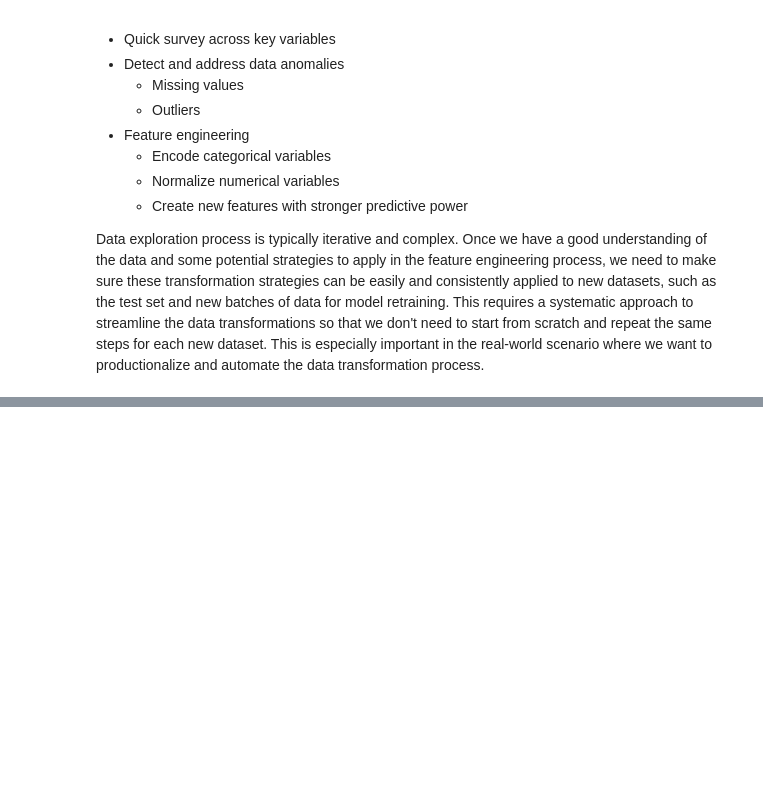
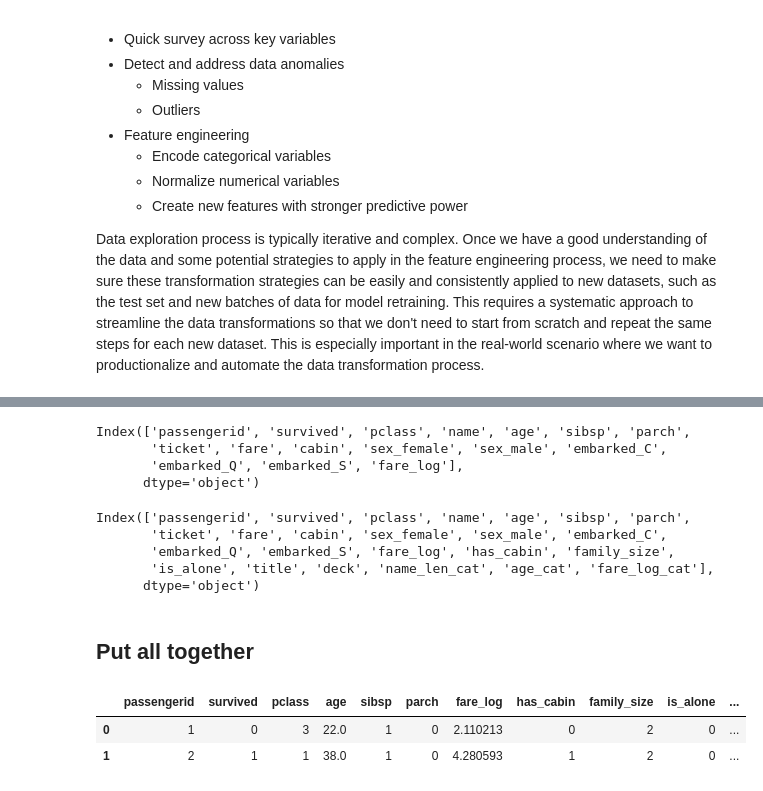
Before and after one commit to xiangshiyin/machine-learning-for-actuarial-science, a Jupyter notebook: 2025-spring/week06/notebook/demo.ipynb, the cells around one changed output, grey strips where cells are left out. Cells and saved outputs as stored; diff of their text form; code cells hidden in the pictures; blank space fills up the shorter version.

```diff
--- a/2025-spring/week06/notebook/demo.ipynb
+++ b/2025-spring/week06/notebook/demo.ipynb
@@ -59,0 +193,8 @@ Data exploration process is typically iterative and complex. Once we have a good
+# %%
+train = log_transform(train, features=['fare'])
+train.columns
+# %% [output]
+Index(['passengerid', 'survived', 'pclass', 'name', 'age', 'sibsp', 'parch',
+       'ticket', 'fare', 'cabin', 'sex_female', 'sex_male', 'embarked_C',
+       'embarked_Q', 'embarked_S', 'fare_log'],
+      dtype='object')
@@ -59,0 +216,11 @@ Data exploration process is typically iterative and complex. Once we have a good
+# %%
+train = create_features(train)
+train.columns
+# %% [output]
+Index(['passengerid', 'survived', 'pclass', 'name', 'age', 'sibsp', 'parch',
+       'ticket', 'fare', 'cabin', 'sex_female', 'sex_male', 'embarked_C',
+       'embarked_Q', 'embarked_S', 'fare_log', 'has_cabin', 'family_size',
+       'is_alone', 'title', 'deck', 'name_len_cat', 'age_cat', 'fare_log_cat'],
+      dtype='object')
+# %% [markdown]
+## Put all together
@@ -59,0 +312,6 @@ Data exploration process is typically iterative and complex. Once we have a good
+# %%
+train.head(2)
+# %% [output]
+|  | passengerid | survived | pclass | age | sibsp | parch | fare_log | has_cabin | family_size | is_alone | ... |
+| 0 | 1 | 0 | 3 | 22.0 | 1 | 0 | 2.110213 | 0 | 2 | 0 | ... |
+| 1 | 2 | 1 | 1 | 38.0 | 1 | 0 | 4.280593 | 1 | 2 | 0 | ... |
```
Also changed, not shown: parts of 21 cells of this notebook, 1 other file.
